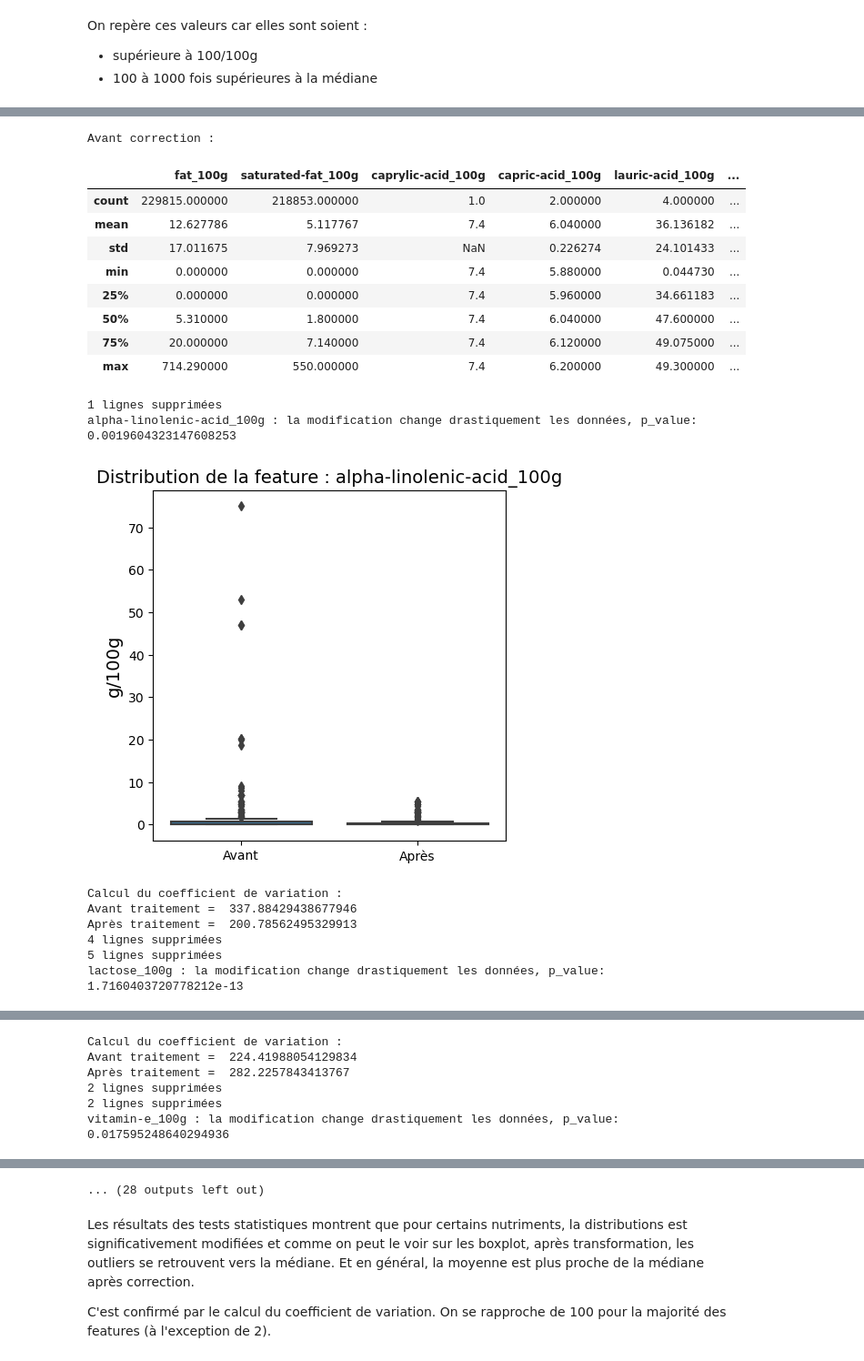
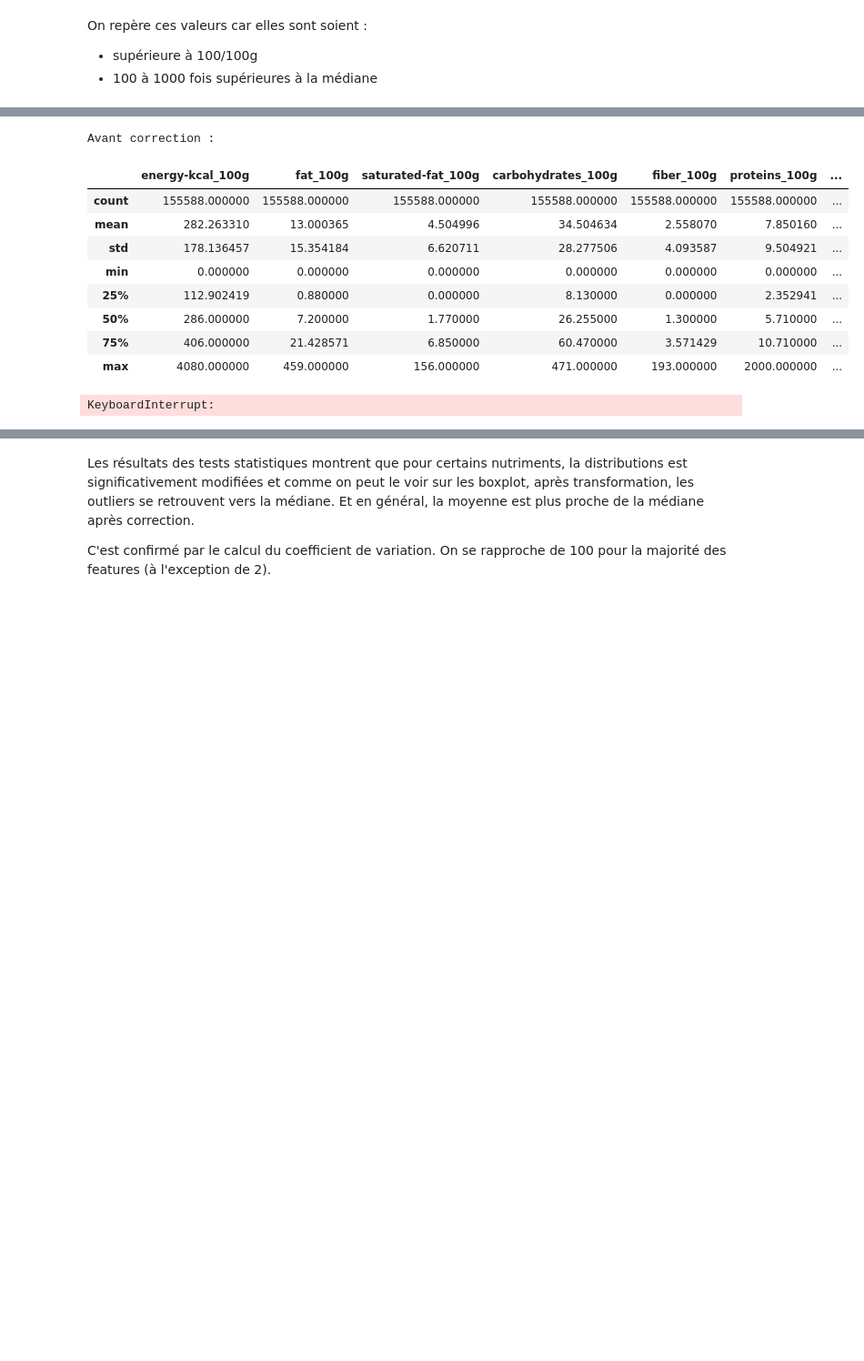
Before and after one commit to RubenHf/project_nutrition, a Jupyter notebook: 1_notebook_nettoyage_112023.ipynb, the cells around one changed output, grey strips where cells are left out. Shown at 91% size. Saved outputs shown, nothing was run; the diff lists cells and outputs as text; code cells hidden in the pictures; blank space fills up the shorter version.

```diff
--- a/1_notebook_nettoyage_112023.ipynb
+++ b/1_notebook_nettoyage_112023.ipynb
@@ -965,0 +1012,7 @@ with pd.option_context('display.max_columns', None):
+# %%
+# We are flatting it
+set(over_limit)
+
+print("We going from %d rows" %data.shape[0], end = " ")
+data = data[~data.index.isin(over_limit)]
+print("to %d rows after clean-up" %data.shape[0])
@@ -965,0 +1021,20 @@ with pd.option_context('display.max_columns', None):
+# %%
+def sommeplus (df, threshold = 100):
+    """
+    We eliminate when the sum of the macro is over the threshold
+    """
+    macro = ['fat_100g', 'carbohydrates_100g', 'proteins_100g', 'salt_100g']
+
+    index_macro = df[df[macro].sum(axis = 1) > threshold].index
+
+    df = df[~df.index.isin(index_macro)]
+
+    print(index_macro.shape[0], "rows eliminated")
+
+    """# Test statistique
+    for element in macro:
+        resultcorrection_ttest(mask, df, element, False)
+    """
+    return df
+
+data = sommeplus(data)
@@ -1058,8 +1147,8 @@ def corr_absolu(df, feature):
 
     return df
 # %%
-data = corr_absolu(data, poids_cols)
+"""data = corr_absolu(data, poids_cols)
 
 with pd.option_context('display.max_columns', None):
-    display(data[poids_cols].describe())
+    display(data[poids_cols].describe())"""
 # %% [output]
@@ -1080,7 +1161,3 @@ with pd.option_context('display.max_columns', None):
 On repère ces valeurs car elles sont soient :
 - supérieure à 100/100g
 - 100 à 1000 fois supérieures à la médiane
-# %%
-# On élimine de la liste le sodium et le salt, car cas particuliers
-remove_list = ['salt_100g','sodium_100g']
-poids_cols = [i for i in poids_cols if i not in remove_list]
@@ -1194,23 +1255,15 @@ carboAvant = copy.deepcopy(data["carbohydrates_100g"])
 # %%
-# On corrige les valeurs aberantes avec notre fonction
-data = mauvaiseUnite_corr(data)
+"""# On corrige les valeurs aberantes avec notre fonction
+data = mauvaiseUnite_corr(data)"""
 # %% [output]
 Avant correction :
-|  | fat_100g | saturated-fat_100g | caprylic-acid_100g | capric-acid_100g | lauric-acid_100g | ... |
-| count | 229815.000000 | 218853.000000 | 1.0 | 2.000000 | 4.000000 | ... |
-| mean | 12.627786 | 5.117767 | 7.4 | 6.040000 | 36.136182 | ... |
-| std | 17.011675 | 7.969273 | NaN | 0.226274 | 24.101433 | ... |
-| min | 0.000000 | 0.000000 | 7.4 | 5.880000 | 0.044730 | ... |
-| 25% | 0.000000 | 0.000000 | 7.4 | 5.960000 | 34.661183 | ... |
-| 50% | 5.310000 | 1.800000 | 7.4 | 6.040000 | 47.600000 | ... |
-| 75% | 20.000000 | 7.140000 | 7.4 | 6.120000 | 49.075000 | ... |
-| max | 714.290000 | 550.000000 | 7.4 | 6.200000 | 49.300000 | ... |
+|  | energy-kcal_100g | fat_100g | saturated-fat_100g | carbohydrates_100g | fiber_100g | proteins_100g | ... |
+| count | 155588.000000 | 155588.000000 | 155588.000000 | 155588.000000 | 155588.000000 | 155588.000000 | ... |
+| mean | 282.263310 | 13.000365 | 4.504996 | 34.504634 | 2.558070 | 7.850160 | ... |
+| std | 178.136457 | 15.354184 | 6.620711 | 28.277506 | 4.093587 | 9.504921 | ... |
+| min | 0.000000 | 0.000000 | 0.000000 | 0.000000 | 0.000000 | 0.000000 | ... |
+| 25% | 112.902419 | 0.880000 | 0.000000 | 8.130000 | 0.000000 | 2.352941 | ... |
+| 50% | 286.000000 | 7.200000 | 1.770000 | 26.255000 | 1.300000 | 5.710000 | ... |
+| 75% | 406.000000 | 21.428571 | 6.850000 | 60.470000 | 3.571429 | 10.710000 | ... |
+| max | 4080.000000 | 459.000000 | 156.000000 | 471.000000 | 193.000000 | 2000.000000 | ... |
-1 lignes supprimées
-alpha-linolenic-acid_100g : la modification change drastiquement les données, p_value: 0.0019604323147608253
+KeyboardInterrupt:
-[figure, removed]
-Calcul du coefficient de variation :
-Avant traitement =  337.88429438677946
-Après traitement =  200.78562495329913
-4 lignes supprimées
-5 lignes supprimées
-lactose_100g : la modification change drastiquement les données, p_value: 1.7160403720778212e-13
@@ -1218,6 +1269,0 @@ lactose_100g : la modification change drastiquement les données, p_value: 1.716
-Calcul du coefficient de variation :
-Avant traitement =  224.41988054129834
-Après traitement =  282.2257843413767
-2 lignes supprimées
-2 lignes supprimées
-vitamin-e_100g : la modification change drastiquement les données, p_value: 0.017595248640294936
@@ -1235,4 +1270,3 @@ vitamin-b1_100g : la modification change drastiquement les données, p_value: 1.
-... (28 outputs left out)
 # %% [markdown]
 Les résultats des tests statistiques montrent que pour certains nutriments, la distributions est significativement modifiées et comme on peut le voir sur les boxplot, après transformation, les outliers se retrouvent vers la médiane. Et en général, la moyenne est plus proche de la médiane après correction.
 
```
Also changed, not shown: parts of 43 cells of this notebook, 3 other files.
